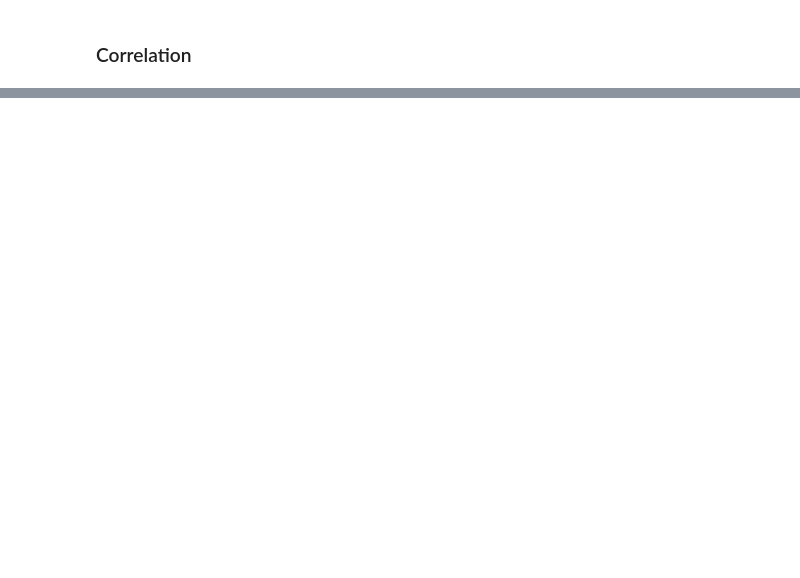
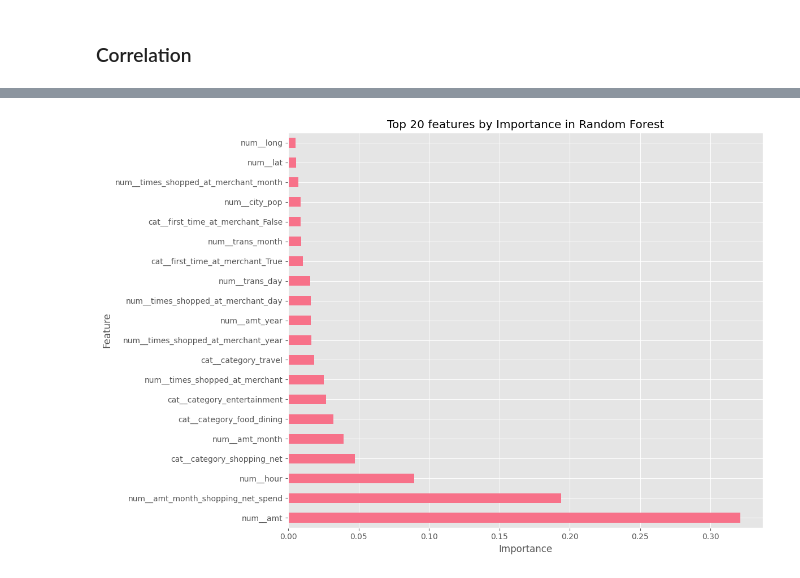
Before and after one commit to Montoya086/Mobile-Apps-Fraud-Detection, a Jupyter notebook: main.ipynb, the cells around one changed output, grey strips where cells are left out. Cells and saved outputs as stored; diff of their text form; code cells hidden in the pictures; blank space fills up the shorter version.

```diff
--- a/main.ipynb
+++ b/main.ipynb
@@ -176,0 +302,16 @@ Name: proportion, dtype: float64
+# %%
+rf = RandomForestClassifier(n_estimators=100, random_state=42)
+rf.fit(X_train_balanced, y_train_balanced)
+
+feature_importance = pd.Series(rf.feature_importances_, index=feature_names)
+feature_importance = feature_importance.sort_values(ascending=False)
+# %%
+plt.figure(figsize=(12, 8))
+feature_importance.head(20).plot(kind='barh')
+plt.title('Top 20 features by Importance in Random Forest')
+plt.xlabel('Importance')
+plt.ylabel('Feature')
+plt.tight_layout()
+plt.show()
+# %% [output]
+[figure, added]
```
Also changed, not shown: parts of 41 cells of this notebook, 1 other file.
